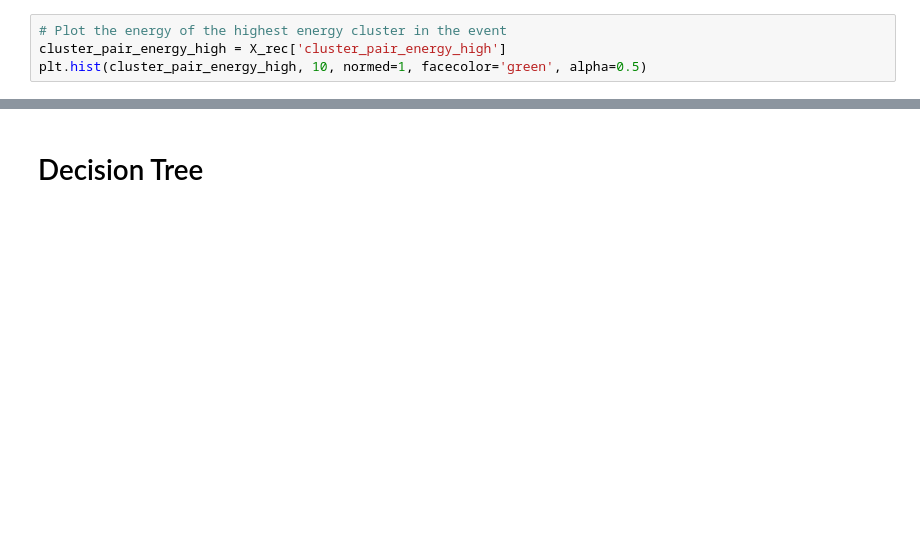
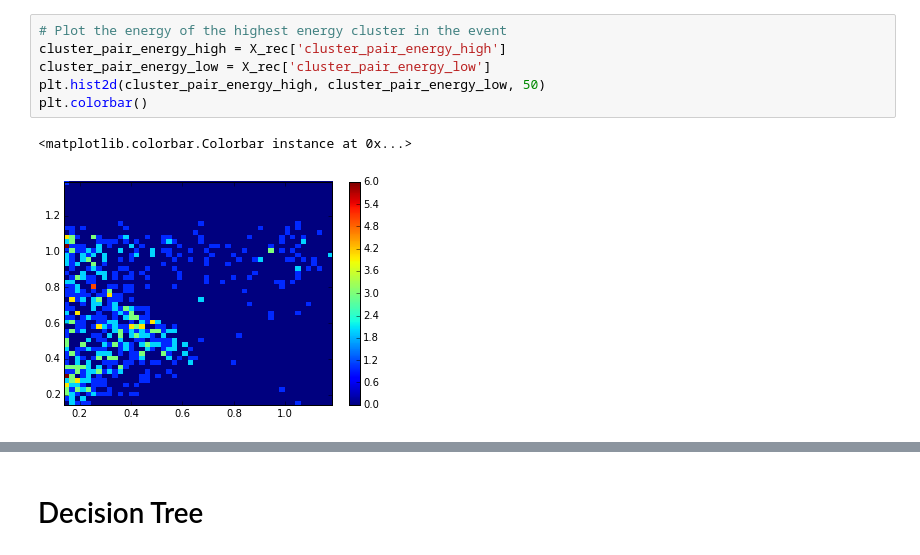
Before and after one commit to omar-moreno/hps-analysis, a Jupyter notebook: python/notebooks/moller_classification.ipynb, the cells around one changed output, grey strips where cells are left out. Saved outputs shown, nothing was run; the diff lists cells and outputs as text; blank space fills up the shorter version.

Commit message:
Add plots of the background and use a decision tree to train on the data.

```diff
--- a/python/notebooks/moller_classification.ipynb
+++ b/python/notebooks/moller_classification.ipynb
@@ -29,4 +42,9 @@ print len(y)
 # %%
 # Plot the energy of the highest energy cluster in the event
 cluster_pair_energy_high = X_rec['cluster_pair_energy_high']
-plt.hist(cluster_pair_energy_high, 10, normed=1, facecolor='green', alpha=0.5)
+cluster_pair_energy_low = X_rec['cluster_pair_energy_low']
+plt.hist2d(cluster_pair_energy_high, cluster_pair_energy_low, 50)
+plt.colorbar()
+# %% [output]
+<matplotlib.colorbar.Colorbar instance at 0x...>
+[figure, added]
```
Also changed, not shown: parts of 17 cells of this notebook.
